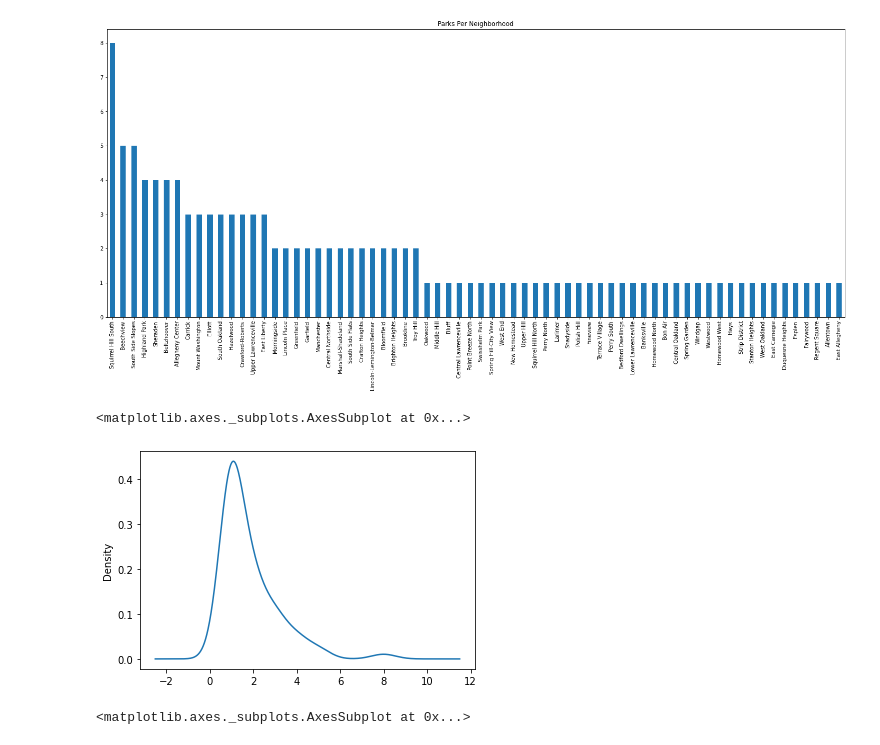
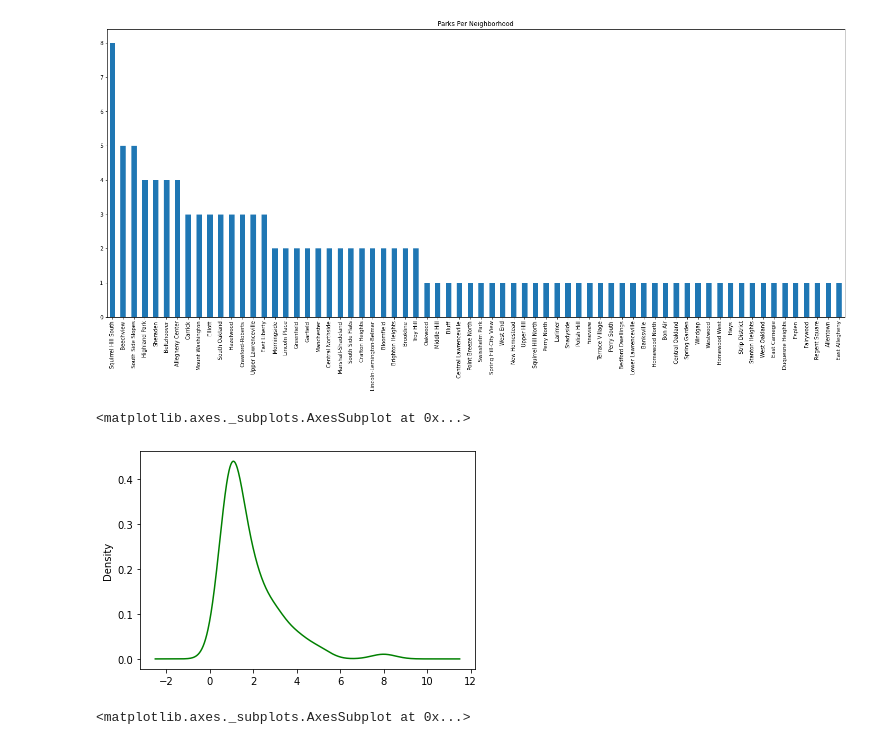
Before and after one commit to carolinescalf/final-project, a Jupyter notebook: Playgrounds.ipynb, the cells around one changed output. Cells and saved outputs as stored; diff of their text form; code cells hidden in the pictures.

```diff
--- a/Playgrounds.ipynb
+++ b/Playgrounds.ipynb
@@ -68,10 +69,10 @@ num_playground.plot.bar(title='Parks Per Neighborhood', figsize=(25,10))
 <matplotlib.axes._subplots.AxesSubplot at 0x...>
 [figure]
 # %%
-num_playground.plot.density()
+num_playground.plot.density(color = "green")
 # %% [output]
 <matplotlib.axes._subplots.AxesSubplot at 0x...>
-[figure, old version]
+[figure, new version]
 # %%
 neighborhoods = geopandas.read_file("Neighborhoods/Neighborhoods_.shp")
 neighborhoods.plot()
```
Also changed, not shown: parts of 5 cells of this notebook, 2 other files.
